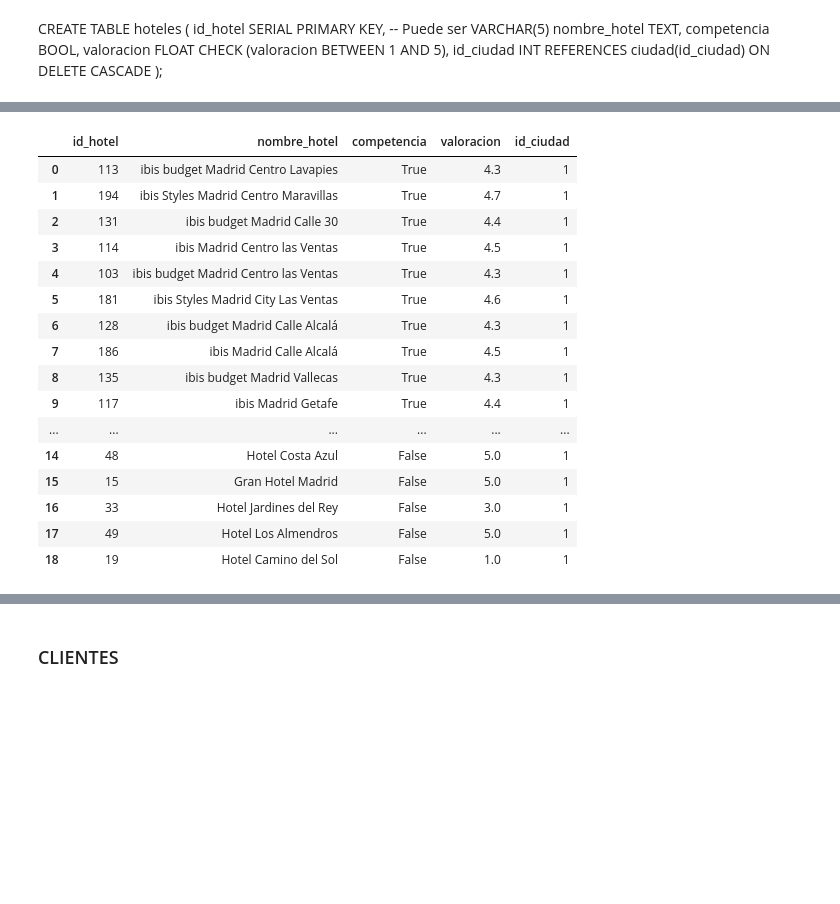
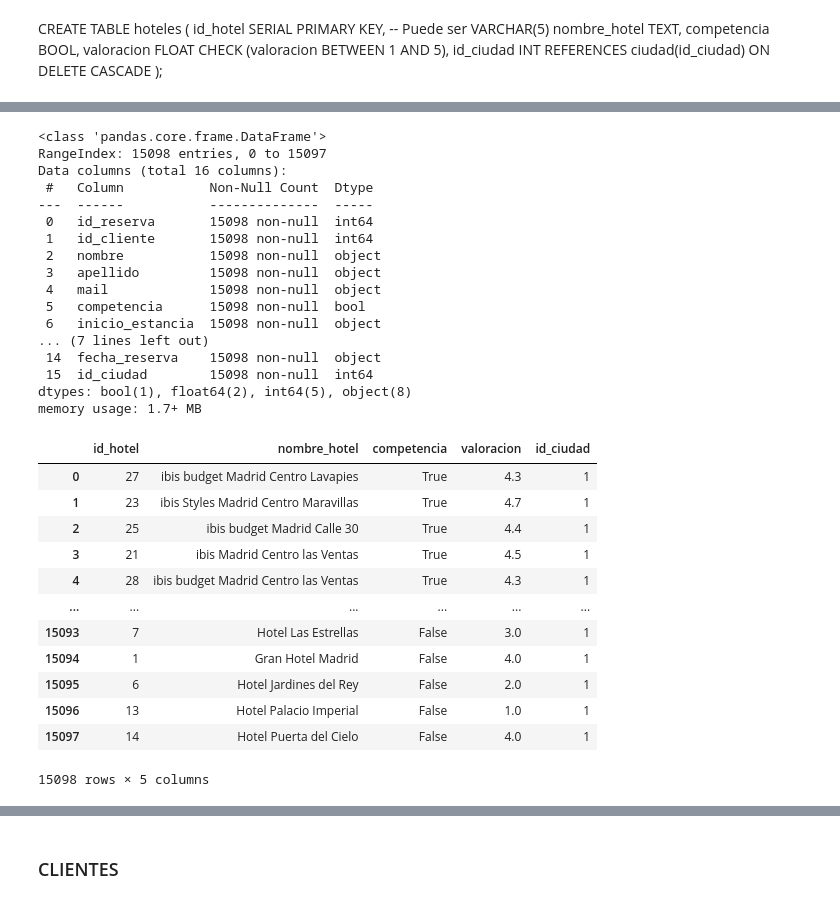
Before and after one commit to Gonzalo8julian/14.PROYECTO_ETL, a Jupyter notebook: jupyters/carga.ipynb, the cells around one changed output, grey strips where cells are left out. Cells and saved outputs as stored; diff of their text form; code cells hidden in the pictures; blank space fills up the shorter version.

```diff
--- a/jupyters/carga.ipynb
+++ b/jupyters/carga.ipynb
@@ -21,6 +21,6 @@ cur.fetchone()
 # %% [markdown]
 ### Ciudad
 # %%
-df = pd.read_parquet("../data/info_hoteles_nuestros.parquet")
-df.head()
+df = pd.read_csv("../data/limpieza_reservas_hoteles.csv")
+df.info()
 # %% [output]
@@ -299 +219,21 @@ tabla_hoteles["id_ciudad"] = 1
+# %%
+df.info()
+# %% [output]
+<class 'pandas.core.frame.DataFrame'>
+RangeIndex: 15098 entries, 0 to 15097
+Data columns (total 16 columns):
+ #   Column           Non-Null Count  Dtype
+---  ------           --------------  -----
+ 0   id_reserva       15098 non-null  int64
+ 1   id_cliente       15098 non-null  int64
+ 2   nombre           15098 non-null  object
+ 3   apellido         15098 non-null  object
+ 4   mail             15098 non-null  object
+ 5   competencia      15098 non-null  bool
+ 6   inicio_estancia  15098 non-null  object
+... (7 lines left out)
+ 14  fecha_reserva    15098 non-null  object
+ 15  id_ciudad        15098 non-null  int64
+dtypes: bool(1), float64(2), int64(5), object(8)
+memory usage: 1.7+ MB
 # %%
@@ -305,21 +247,17 @@ tabla_hoteles["id_ciudad"] = 1
 # %%
-tabla_hoteles = tabla_hoteles[["id_hotel", "nombre_hotel", "competencia", "valoracion", "id_ciudad"]]
+tabla_hoteles = df[["id_hotel","nombre_hotel","competencia","valoracion","id_ciudad"]]
 tabla_hoteles
 # %% [output]
 |  | id_hotel | nombre_hotel | competencia | valoracion | id_ciudad |
-| 0 | 113 | ibis budget Madrid Centro Lavapies | True | 4.3 | 1 |
-| 1 | 194 | ibis Styles Madrid Centro Maravillas | True | 4.7 | 1 |
-| 2 | 131 | ibis budget Madrid Calle 30 | True | 4.4 | 1 |
-| 3 | 114 | ibis Madrid Centro las Ventas | True | 4.5 | 1 |
-| 4 | 103 | ibis budget Madrid Centro las Ventas | True | 4.3 | 1 |
-| 5 | 181 | ibis Styles Madrid City Las Ventas | True | 4.6 | 1 |
-| 6 | 128 | ibis budget Madrid Calle Alcalá | True | 4.3 | 1 |
-| 7 | 186 | ibis Madrid Calle Alcalá | True | 4.5 | 1 |
-| 8 | 135 | ibis budget Madrid Vallecas | True | 4.3 | 1 |
-| 9 | 117 | ibis Madrid Getafe | True | 4.4 | 1 |
+| 0 | 27 | ibis budget Madrid Centro Lavapies | True | 4.3 | 1 |
+| 1 | 23 | ibis Styles Madrid Centro Maravillas | True | 4.7 | 1 |
+| 2 | 25 | ibis budget Madrid Calle 30 | True | 4.4 | 1 |
+| 3 | 21 | ibis Madrid Centro las Ventas | True | 4.5 | 1 |
+| 4 | 28 | ibis budget Madrid Centro las Ventas | True | 4.3 | 1 |
 | ... | ... | ... | ... | ... | ... |
-| 14 | 48 | Hotel Costa Azul | False | 5.0 | 1 |
-| 15 | 15 | Gran Hotel Madrid | False | 5.0 | 1 |
-| 16 | 33 | Hotel Jardines del Rey | False | 3.0 | 1 |
-| 17 | 49 | Hotel Los Almendros | False | 5.0 | 1 |
-| 18 | 19 | Hotel Camino del Sol | False | 1.0 | 1 |
+| 15093 | 7 | Hotel Las Estrellas | False | 3.0 | 1 |
+| 15094 | 1 | Gran Hotel Madrid | False | 4.0 | 1 |
+| 15095 | 6 | Hotel Jardines del Rey | False | 2.0 | 1 |
+| 15096 | 13 | Hotel Palacio Imperial | False | 1.0 | 1 |
+| 15097 | 14 | Hotel Puerta del Cielo | False | 4.0 | 1 |
+15098 rows × 5 columns
```
Also changed, not shown: parts of 41 cells of this notebook, 4 other files.
